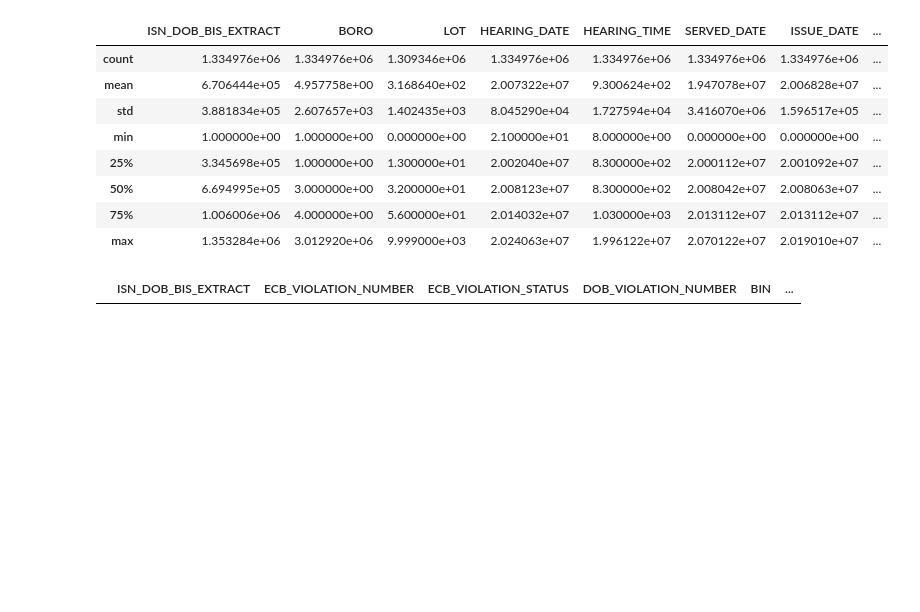
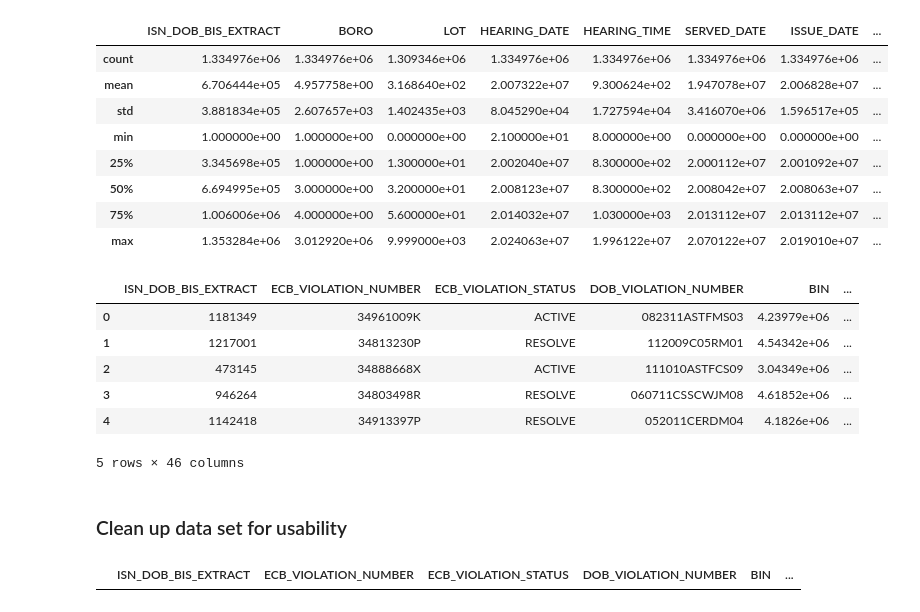
Before and after one commit to Starsa/thinkful_challenges, a Jupyter notebook: DOB_ECB_ResearchProp.ipynb, the cells around one changed output. Saved outputs shown, nothing was run; the diff lists cells and outputs as text; code cells hidden in the pictures; blank space fills up the shorter version.

```diff
--- a/DOB_ECB_ResearchProp.ipynb
+++ b/DOB_ECB_ResearchProp.ipynb
@@ -99,4 +158,16 @@ dob.describe()
 | 50% | 6.694995e+05 | 3.000000e+00 | 3.200000e+01 | 2.008123e+07 | 8.300000e+02 | 2.008042e+07 | 2.008063e+07 | ... |
 | 75% | 1.006006e+06 | 4.000000e+00 | 5.600000e+01 | 2.014032e+07 | 1.030000e+03 | 2.013112e+07 | 2.013112e+07 | ... |
 | max | 1.353284e+06 | 3.012920e+06 | 9.999000e+03 | 2.024063e+07 | 1.996122e+07 | 2.070122e+07 | 2.019010e+07 | ... |
+# %%
+dob.head(5)
+# %% [output]
+|  | ISN_DOB_BIS_EXTRACT | ECB_VIOLATION_NUMBER | ECB_VIOLATION_STATUS | DOB_VIOLATION_NUMBER | BIN | ... |
+| 0 | 1181349 | 34961009K | ACTIVE | 082311ASTFMS03 | 4.23979e+06 | ... |
+| 1 | 1217001 | 34813230P | RESOLVE | 112009C05RM01 | 4.54342e+06 | ... |
+| 2 | 473145 | 34888668X | ACTIVE | 111010ASTFCS09 | 3.04349e+06 | ... |
+| 3 | 946264 | 34803498R | RESOLVE | 060711CSSCWJM08 | 4.61852e+06 | ... |
+| 4 | 1142418 | 34913397P | RESOLVE | 052011CERDM04 | 4.1826e+06 | ... |
+5 rows × 46 columns
+# %% [markdown]
+### Clean up data set for usability
 # %%
```
Also changed, not shown: parts of 59 cells of this notebook.
